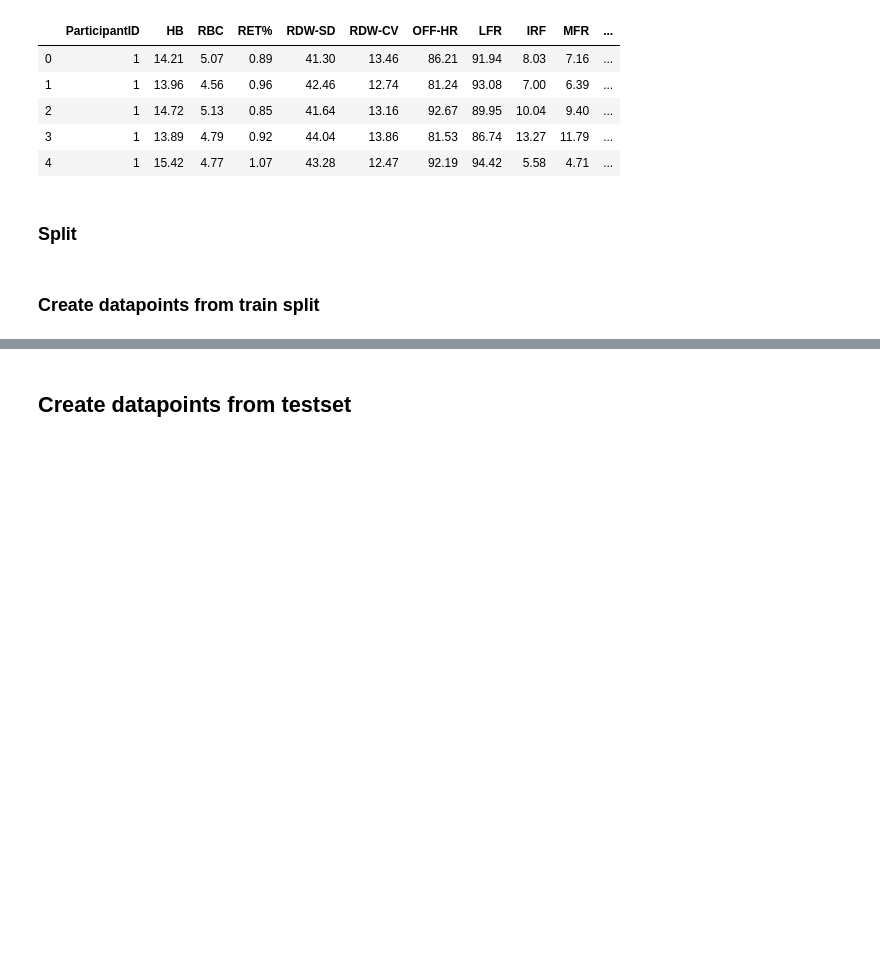
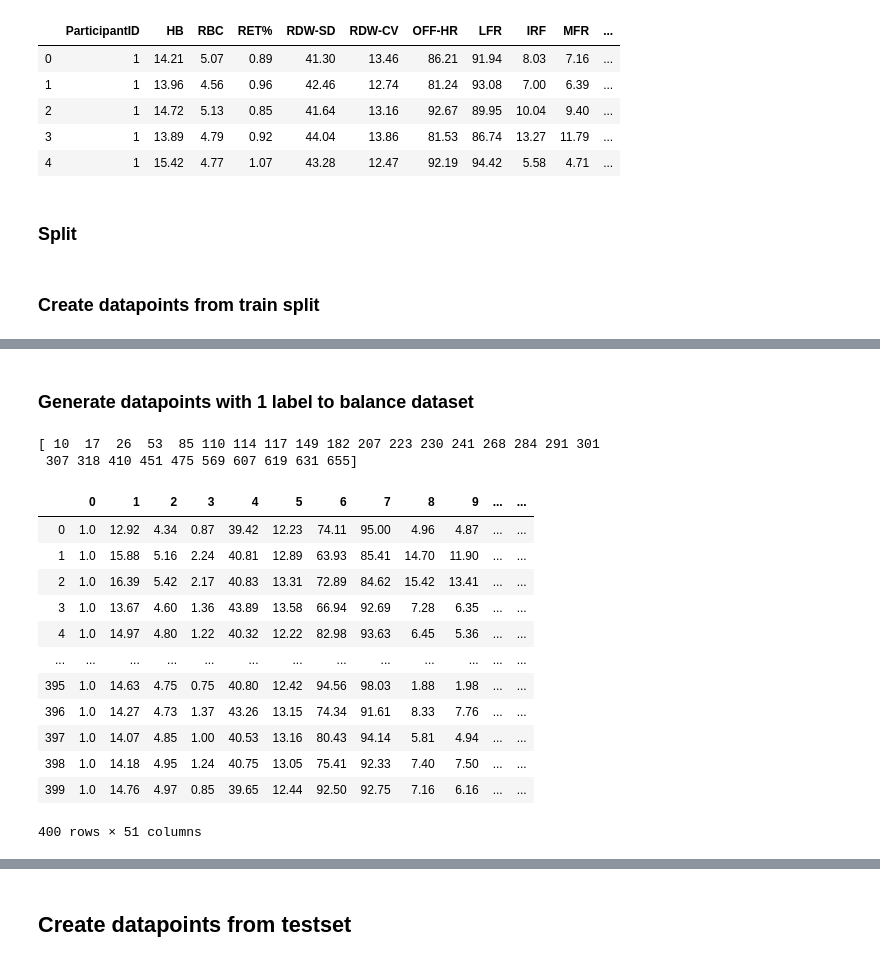
Before and after one commit to nik1806/haemo-prof-sim, a Jupyter notebook: format_dataset.ipynb, the cells around one changed output, grey strips where cells are left out. Saved outputs shown, nothing was run; the diff lists cells and outputs as text; code cells hidden in the pictures; blank space fills up the shorter version.

```diff
--- a/format_dataset.ipynb
+++ b/format_dataset.ipynb
@@ -72,0 +86,11 @@ new_data_df
+# %% [markdown]
+### Generate datapoints with 1 label to balance dataset
+# %%
+id = np.array(y_train)
+idx = np.where(id == 25)[0]
+# print(len(y_train))
+print(idx)
+# print(y_train)
+# %% [output]
+[ 10  17  26  53  85 110 114 117 149 182 207 223 230 241 268 284 291 301
+ 307 318 410 451 475 569 607 619 631 655]
@@ -72,0 +133,17 @@ new_data_df
+# %%
+new_data_df_extra = pd.DataFrame(new_data_p)
+new_data_df_extra
+# %% [output]
+|  | 0 | 1 | 2 | 3 | 4 | 5 | 6 | 7 | 8 | 9 | ... | ... |
+| 0 | 1.0 | 12.92 | 4.34 | 0.87 | 39.42 | 12.23 | 74.11 | 95.00 | 4.96 | 4.87 | ... | ... |
+| 1 | 1.0 | 15.88 | 5.16 | 2.24 | 40.81 | 12.89 | 63.93 | 85.41 | 14.70 | 11.90 | ... | ... |
+| 2 | 1.0 | 16.39 | 5.42 | 2.17 | 40.83 | 13.31 | 72.89 | 84.62 | 15.42 | 13.41 | ... | ... |
+| 3 | 1.0 | 13.67 | 4.60 | 1.36 | 43.89 | 13.58 | 66.94 | 92.69 | 7.28 | 6.35 | ... | ... |
+| 4 | 1.0 | 14.97 | 4.80 | 1.22 | 40.32 | 12.22 | 82.98 | 93.63 | 6.45 | 5.36 | ... | ... |
+| ... | ... | ... | ... | ... | ... | ... | ... | ... | ... | ... | ... | ... |
+| 395 | 1.0 | 14.63 | 4.75 | 0.75 | 40.80 | 12.42 | 94.56 | 98.03 | 1.88 | 1.98 | ... | ... |
+| 396 | 1.0 | 14.27 | 4.73 | 1.37 | 43.26 | 13.15 | 74.34 | 91.61 | 8.33 | 7.76 | ... | ... |
+| 397 | 1.0 | 14.07 | 4.85 | 1.00 | 40.53 | 13.16 | 80.43 | 94.14 | 5.81 | 4.94 | ... | ... |
+| 398 | 1.0 | 14.18 | 4.95 | 1.24 | 40.75 | 13.05 | 75.41 | 92.33 | 7.40 | 7.50 | ... | ... |
+| 399 | 1.0 | 14.76 | 4.97 | 0.85 | 39.65 | 12.44 | 92.50 | 92.75 | 7.16 | 6.16 | ... | ... |
+400 rows × 51 columns
```
Also changed, not shown: parts of 16 cells of this notebook, 4 other files.
